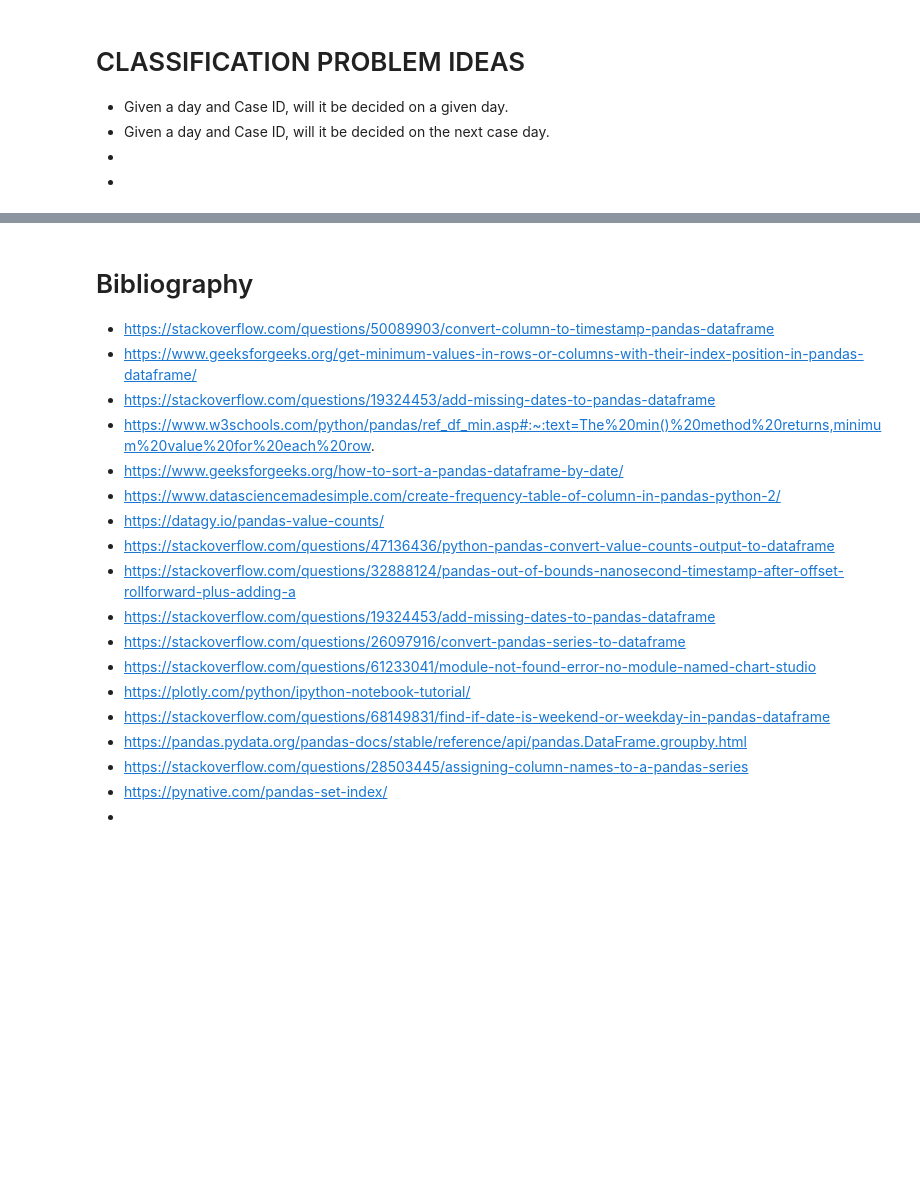
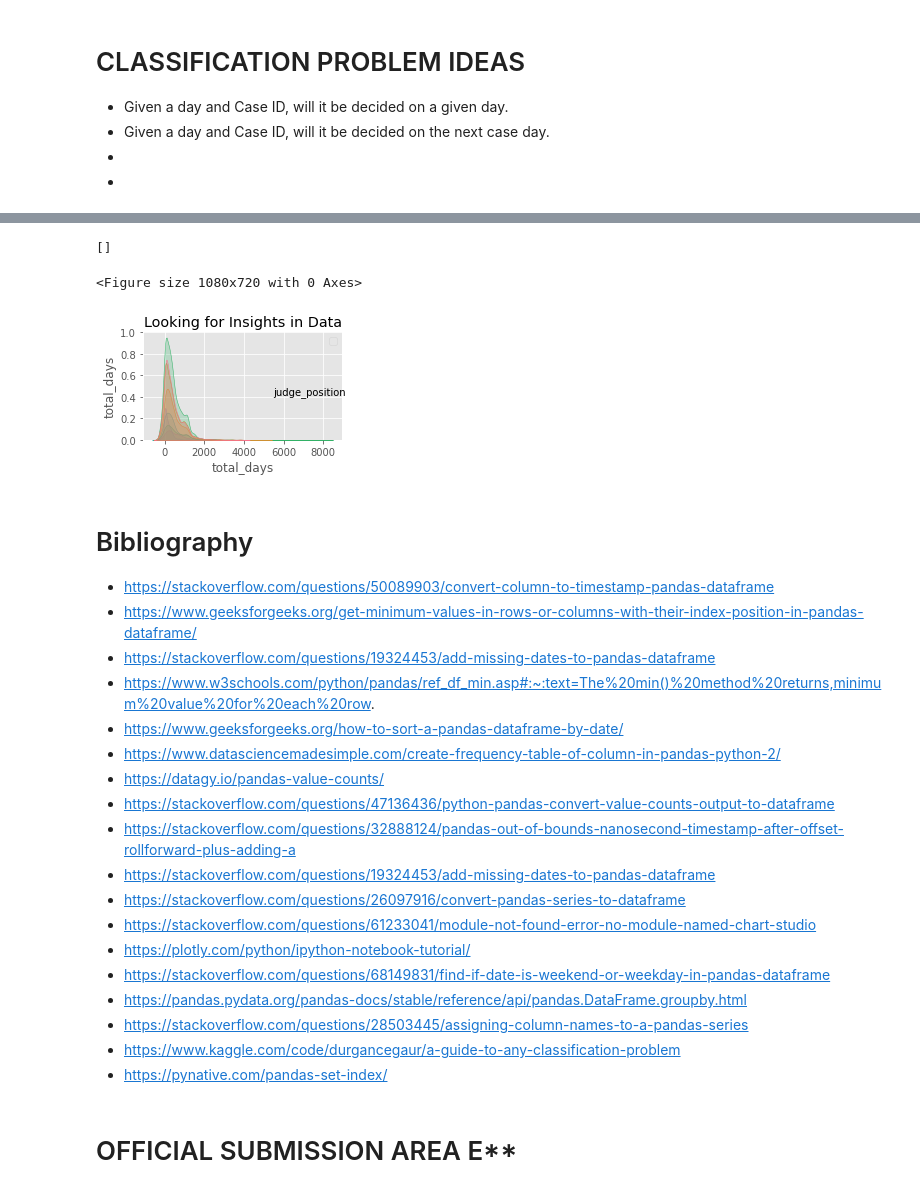
Before and after one commit to ujjwal-shekhar/Indian-Judicial-System-PreCog, a Jupyter notebook: data-visualizer-precog.ipynb, the cells around one changed output, grey strips where cells are left out. Cells and saved outputs as stored; diff of their text form; code cells hidden in the pictures; blank space fills up the shorter version.

```diff
--- a/data-visualizer-precog.ipynb
+++ b/data-visualizer-precog.ipynb
@@ -219,3 +487,14 @@ NameError: name 'curr_df' is not defined
+# %%
+plt.figure(figsize=(15,10))
+sns.pairplot(sub_df,hue="judge_position")
+plt.title("Looking for Insights in Data")
+plt.legend()
+plt.tight_layout()
+plt.plot()
+# %% [output]
+[]
+<Figure size 1080x720 with 0 Axes>
+[figure, added]
 # %% [markdown]
 # Bibliography
 - https://stackoverflow.com/questions/50089903/convert-column-to-timestamp-pandas-dataframe
@@ -234,5 +513,7 @@ NameError: name 'curr_df' is not defined
 - https://stackoverflow.com/questions/68149831/find-if-date-is-weekend-or-weekday-in-pandas-dataframe
 - https://pandas.pydata.org/pandas-docs/stable/reference/api/pandas.DataFrame.groupby.html
 - https://stackoverflow.com/questions/28503445/assigning-column-names-to-a-pandas-series
+- https://www.kaggle.com/code/durgancegaur/a-guide-to-any-classification-problem
 - https://pynative.com/pandas-set-index/
--
+# %% [markdown]
+# OFFICIAL SUBMISSION AREA E**
```
Also changed, not shown: parts of 38 cells of this notebook.
